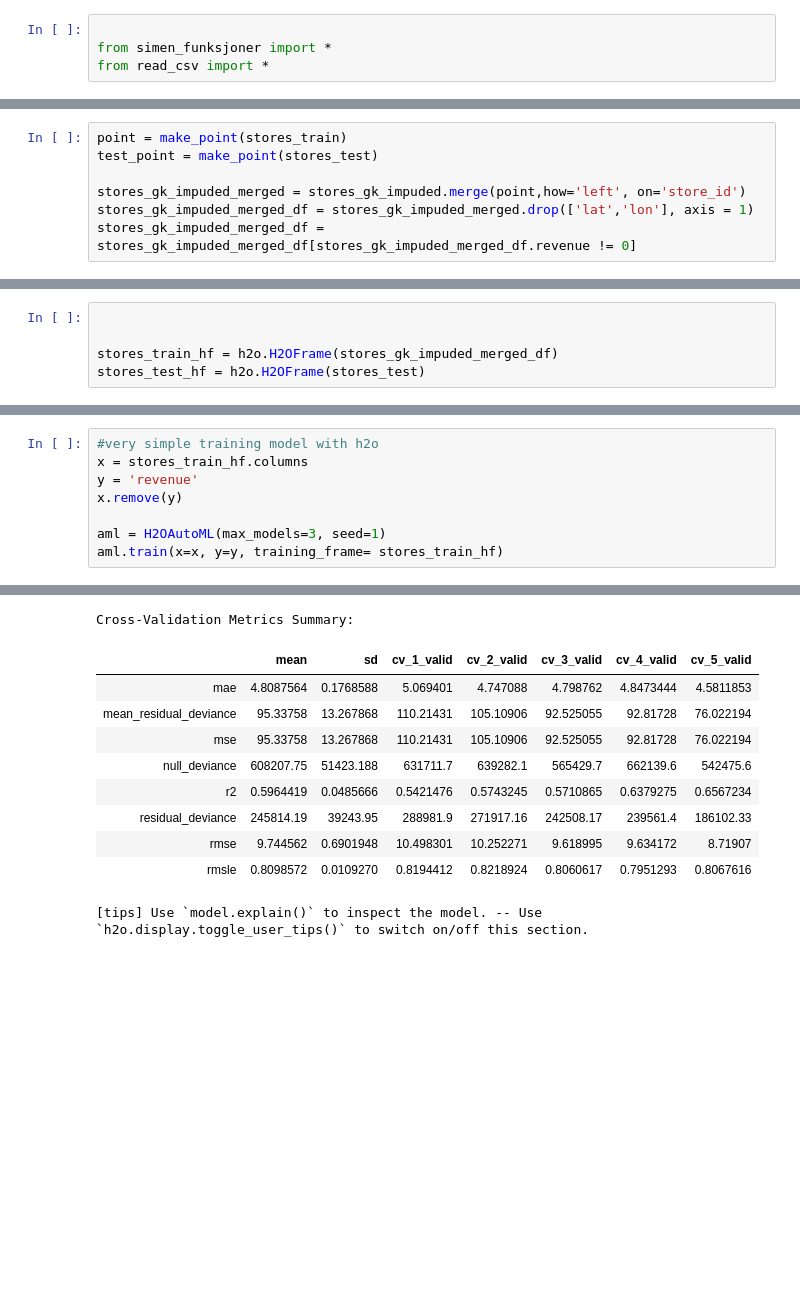
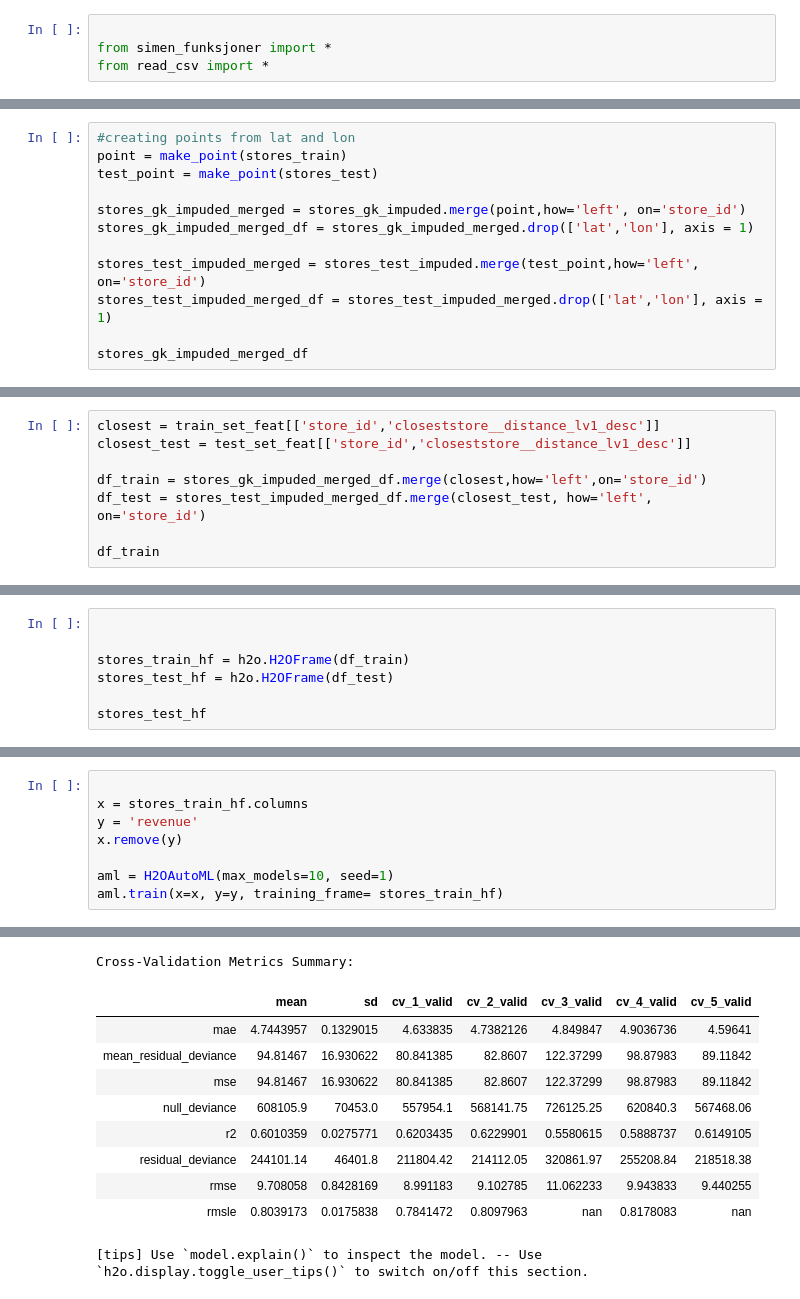
Before and after one commit to SimenQ/machine_learning, a Jupyter notebook: notebooks/simen/model_2.ipynb, the cells around one changed output, grey strips where cells are left out. Drawn from its saved outputs; the diff is of its cells as text; blank space fills up the shorter version.

```diff
--- a/notebooks/simen/model_2.ipynb
+++ b/notebooks/simen/model_2.ipynb
@@ -30,9 +30,14 @@ Connecting to H2O server at http://127.0.0.1:54321 ... successful.
 | H2O_internal_security: | False |
 | Python_version: | 3.8.3 final |
 # %%
+#creating points from lat and lon
 point = make_point(stores_train)
 test_point = make_point(stores_test)
 
 stores_gk_impuded_merged = stores_gk_impuded.merge(point,how='left', on='store_id')
 stores_gk_impuded_merged_df = stores_gk_impuded_merged.drop(['lat','lon'], axis = 1)
-stores_gk_impuded_merged_df = stores_gk_impuded_merged_df[stores_gk_impuded_merged_df.revenue != 0]
+
+stores_test_impuded_merged = stores_test_impuded.merge(test_point,how='left', on='store_id')
+stores_test_impuded_merged_df = stores_test_impuded_merged.drop(['lat','lon'], axis = 1)
+
+stores_gk_impuded_merged_df
@@ -38,0 +58,8 @@ stores_gk_impuded_merged_df = stores_gk_impuded_merged_df[stores_gk_impuded_merg
+# %%
+closest = train_set_feat[['store_id','closeststore__distance_lv1_desc']]
+closest_test = test_set_feat[['store_id','closeststore__distance_lv1_desc']]
+
+df_train = stores_gk_impuded_merged_df.merge(closest,how='left',on='store_id')
+df_test = stores_test_impuded_merged_df.merge(closest_test, how='left', on='store_id')
+
+df_train
@@ -39,8 +83,10 @@ stores_gk_impuded_merged_df = stores_gk_impuded_merged_df[stores_gk_impuded_merg
 # %%
 
 
-stores_train_hf = h2o.H2OFrame(stores_gk_impuded_merged_df)
-stores_test_hf = h2o.H2OFrame(stores_test)
+stores_train_hf = h2o.H2OFrame(df_train)
+stores_test_hf = h2o.H2OFrame(df_test)
+
+stores_test_hf
 # %% [output]
 Parse progress: |████████████████████████████████████████████████████████████████| (done) 100%
 Parse progress: |████████████████████████████████████████████████████████████████| (done) 100%
@@ -47,10 +105,10 @@ Parse progress: |█████████████████████
 # %%
-#very simple training model with h2o
+
 x = stores_train_hf.columns
 y = 'revenue'
 x.remove(y)
 
-aml = H2OAutoML(max_models=3, seed=1)
+aml = H2OAutoML(max_models=10, seed=1)
 aml.train(x=x, y=y, training_frame= stores_train_hf)
 # %% [output]
 AutoML progress: |
@@ -77,13 +134,13 @@ ModelMetricsRegressionGLM: stackedensemble ** Reported on cross-validation data.
 Cross-Validation Metrics Summary:
 |  | mean | sd | cv_1_valid | cv_2_valid | cv_3_valid | cv_4_valid | cv_5_valid |
-| mae | 4.8087564 | 0.1768588 | 5.069401 | 4.747088 | 4.798762 | 4.8473444 | 4.5811853 |
-| mean_residual_deviance | 95.33758 | 13.267868 | 110.21431 | 105.10906 | 92.525055 | 92.81728 | 76.022194 |
-| mse | 95.33758 | 13.267868 | 110.21431 | 105.10906 | 92.525055 | 92.81728 | 76.022194 |
-| null_deviance | 608207.75 | 51423.188 | 631711.7 | 639282.1 | 565429.7 | 662139.6 | 542475.6 |
-| r2 | 0.5964419 | 0.0485666 | 0.5421476 | 0.5743245 | 0.5710865 | 0.6379275 | 0.6567234 |
-| residual_deviance | 245814.19 | 39243.95 | 288981.9 | 271917.16 | 242508.17 | 239561.4 | 186102.33 |
-| rmse | 9.744562 | 0.6901948 | 10.498301 | 10.252271 | 9.618995 | 9.634172 | 8.71907 |
-| rmsle | 0.8098572 | 0.0109270 | 0.8194412 | 0.8218924 | 0.8060617 | 0.7951293 | 0.8067616 |
+| mae | 4.7443957 | 0.1329015 | 4.633835 | 4.7382126 | 4.849847 | 4.9036736 | 4.59641 |
+| mean_residual_deviance | 94.81467 | 16.930622 | 80.841385 | 82.8607 | 122.37299 | 98.87983 | 89.11842 |
+| mse | 94.81467 | 16.930622 | 80.841385 | 82.8607 | 122.37299 | 98.87983 | 89.11842 |
+| null_deviance | 608105.9 | 70453.0 | 557954.1 | 568141.75 | 726125.25 | 620840.3 | 567468.06 |
+| r2 | 0.6010359 | 0.0275771 | 0.6203435 | 0.6229901 | 0.5580615 | 0.5888737 | 0.6149105 |
+| residual_deviance | 244101.14 | 46401.8 | 211804.42 | 214112.05 | 320861.97 | 255208.84 | 218518.38 |
+| rmse | 9.708058 | 0.8428169 | 8.991183 | 9.102785 | 11.062233 | 9.943833 | 9.440255 |
+| rmsle | 0.8039173 | 0.0175838 | 0.7841472 | 0.8097963 | nan | 0.8178083 | nan |
 [tips] Use `model.explain()` to inspect the model. -- Use `h2o.display.toggle_user_tips()` to switch on/off this section.
 # %%
 lb = h2o.automl.get_leaderboard(aml, extra_columns = "ALL")
```
Also changed, not shown: parts of 9 cells of this notebook, 4 other files.
